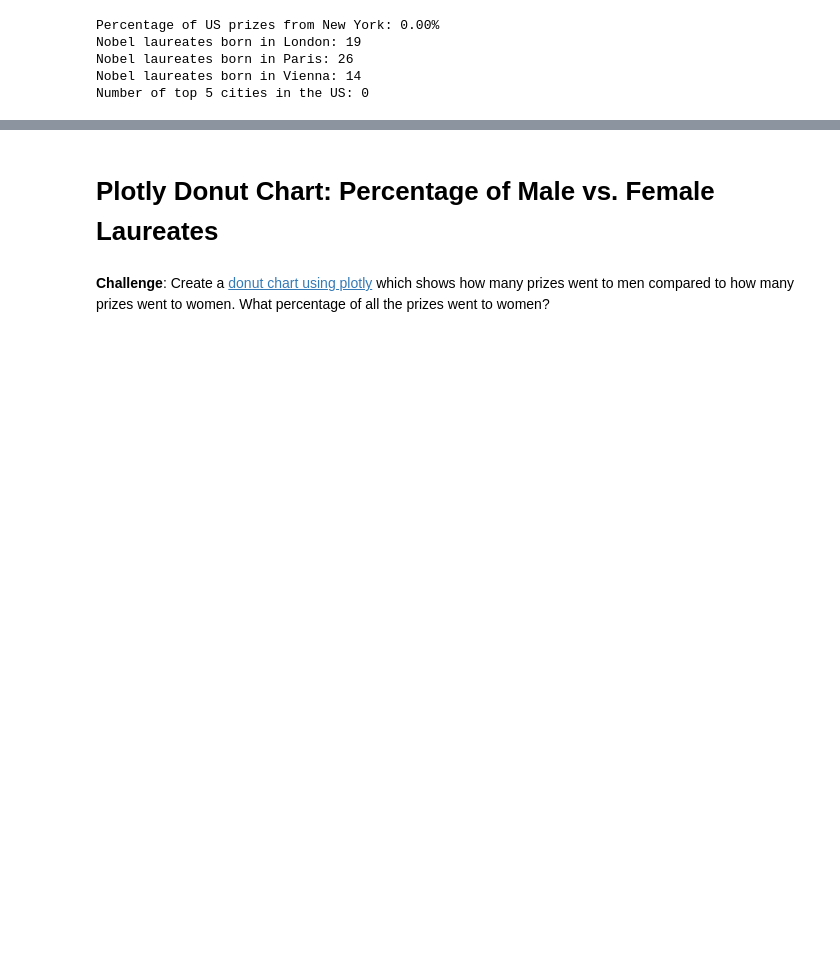
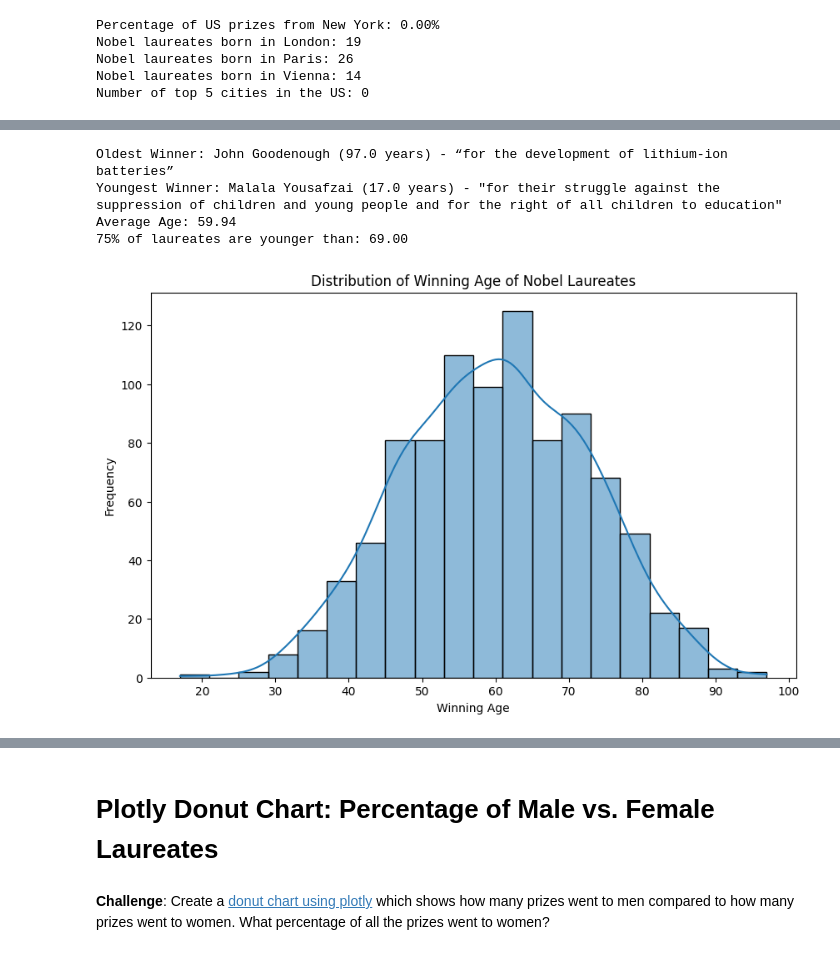
Before and after one commit to IrishEgie/data_science_py, a Jupyter notebook: data_science_8/Nobel_Prize_Analysis_(start).ipynb, the cells around one changed output, grey strips where cells are left out. Drawn from its saved outputs; the diff is of its cells as text; code cells hidden in the pictures; blank space fills up the shorter version.

Commit message:
update:  finish data science

```diff
--- a/data_science_8/Nobel_Prize_Analysis_(start).ipynb
+++ b/data_science_8/Nobel_Prize_Analysis_(start).ipynb
@@ -545,3 +545,13 @@ fig = px.sunburst(organization_country_counts,
 fig.show()
 # %% [output]
 [interactive output not drawn]
+# %%
+# Convert birth_date and year to datetime
+df_data['birth_date'] = pd.to_datetime(df_data['birth_date'])
+df_data['ceremony_date'] = pd.to_datetime(df_data['year'].astype(str) + '-12-10')
+
+# Calculate winning age
+df_data['winning_age'] = (df_data['ceremony_date'] - df_data['birth_date']).dt.days // 365
+
+# Display the updated DataFrame with winning_age
+df_data[['full_name', 'winning_age', 'year']].head()
@@ -547,0 +565,33 @@ fig.show()
+# %%
+# Oldest and youngest laureates
+oldest_winner = df_data.loc[df_data['winning_age'].idxmax()]
+youngest_winner = df_data.loc[df_data['winning_age'].idxmin()]
+
+# Average age of winners
+average_age = df_data['winning_age'].mean()
+
+# 75th percentile age
+age_75th_percentile = df_data['winning_age'].quantile(0.75)
+
+# Output results
+print(f"Oldest Winner: {oldest_winner['full_name']} ({oldest_winner['winning_age']} years) - {oldest_winner['motivation']}")
+print(f"Youngest Winner: {youngest_winner['full_name']} ({youngest_winner['winning_age']} years) - {youngest_winner['motivation']}")
+print(f"Average Age: {average_age:.2f}")
+print(f"75% of laureates are younger than: {age_75th_percentile:.2f}")
+
+# Plotting the distribution of laureate age
+import seaborn as sns
+import matplotlib.pyplot as plt
+
+plt.figure(figsize=(10, 6))
+sns.histplot(df_data['winning_age'], bins=20, kde=True)
+plt.title('Distribution of Winning Age of Nobel Laureates')
+plt.xlabel('Winning Age')
+plt.ylabel('Frequency')
+plt.show()
+# %% [output]
+Oldest Winner: John Goodenough (97.0 years) - “for the development of lithium-ion batteries”
+Youngest Winner: Malala Yousafzai (17.0 years) - "for their struggle against the suppression of children and young people and for the right of all children to education"
+Average Age: 59.94
+75% of laureates are younger than: 69.00
+[figure, added]
```
Also changed, not shown: parts of 5 cells of this notebook.
